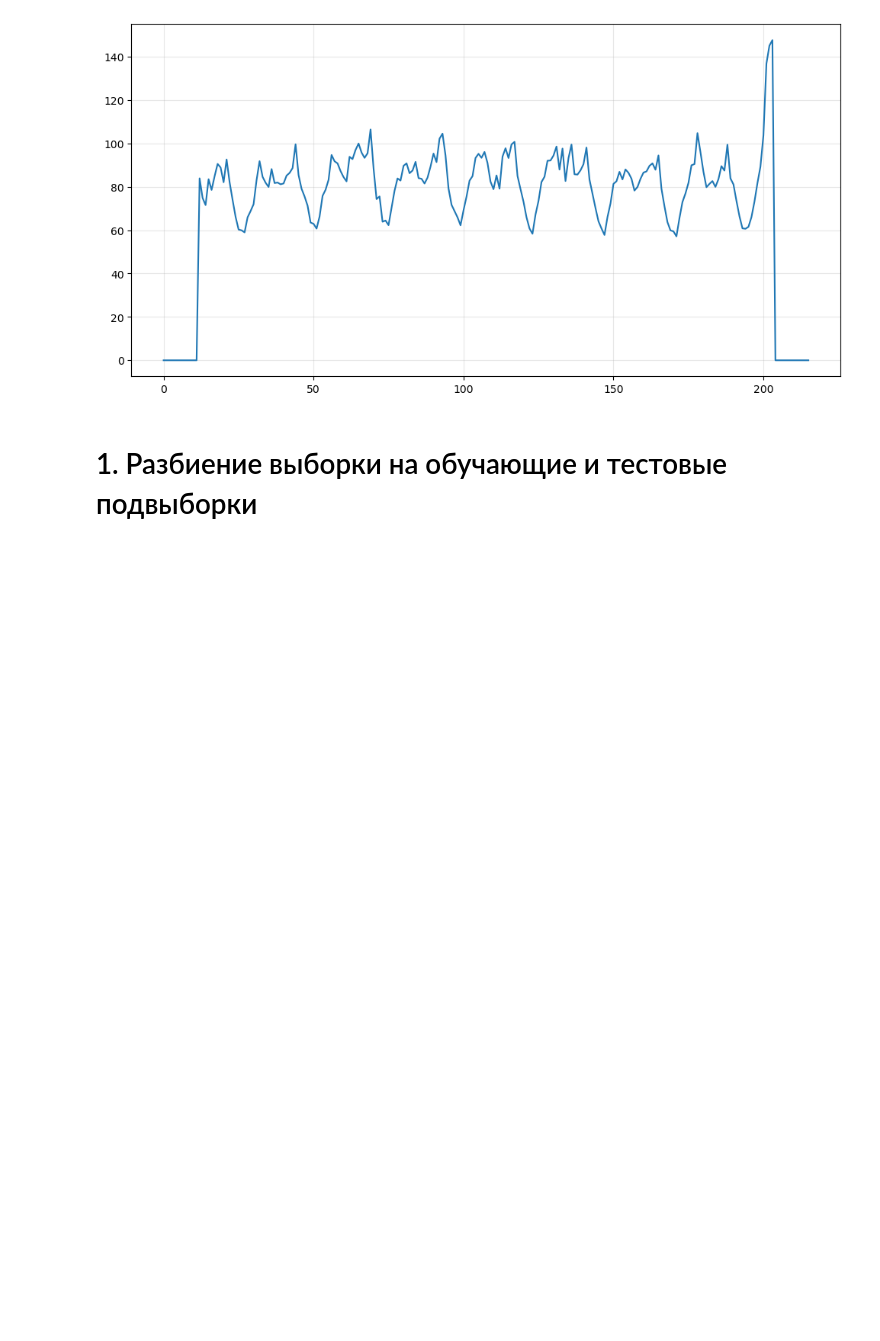
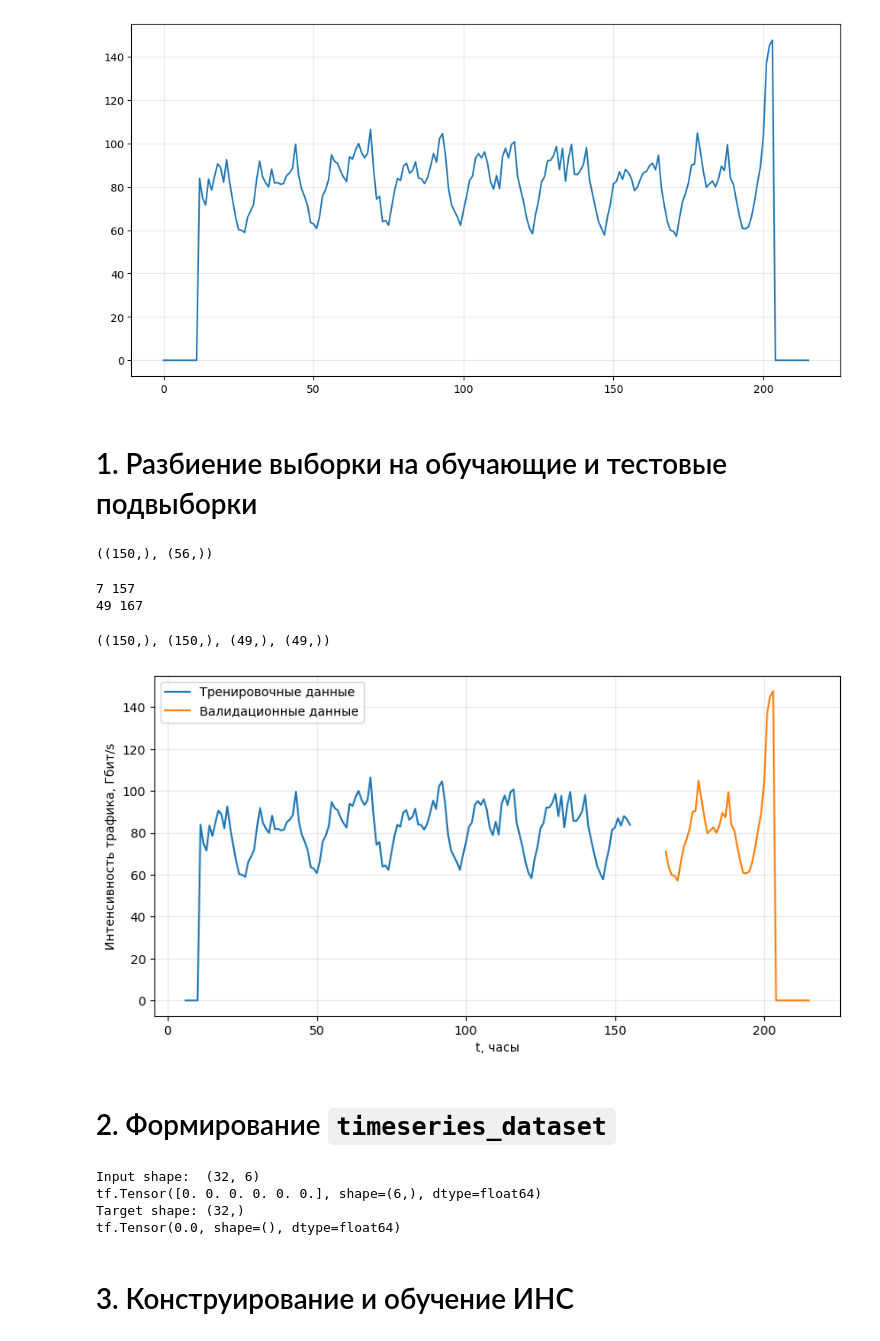
Before and after one commit to dnlygvtv/02_Python_for_Neural_Networks, a Jupyter notebook: HW/HW_5.ipynb, the cells around one changed output. Saved outputs shown, nothing was run; the diff lists cells and outputs as text; code cells hidden in the pictures; blank space fills up the shorter version.

```diff
--- a/HW/HW_5.ipynb
+++ b/HW/HW_5.ipynb
@@ -67,3 +67,57 @@ plt.grid('on', alpha=.3);
 [figure]
 # %% [markdown]
 # 1. Разбиение выборки на обучающие и тестовые подвыборки
+# %%
+train_size = 150
+bias = 10
+
+train_data = data[:train_size]
+val_data = data[train_size + bias:]
+
+train_data.shape, val_data.shape
+# %% [output]
+((150,), (56,))
+# %%
+hist = 6           # длина истории
+future = 1          # горизонт предсказания
+
+# параметры обучения модели
+batch_size = 32
+epochs = 10
+# %%
+start = hist + future
+end = start + train_size
+
+print(start, end)
+
+X_train = train_data
+y_train = data[start:end]
+
+x_end = len(val_data) - hist - future
+label_start = len(train_data) + bias + hist + future
+print(x_end, label_start)
+
+X_val = val_data[:x_end]
+y_val = data[label_start:]
+# %% [output]
+7 157
+49 167
+# %%
+X_train.shape, y_train.shape, X_val.shape, y_val.shape
+# %% [output]
+((150,), (150,), (49,), (49,))
+# %%
+plt.figure(figsize=(10,5))
+plt.plot(range(hist, y_train.shape[0] + hist), y_train, label='Тренировочные данные')
+plt.plot(range(y_train.shape[0] + hist + bias + future,
+               y_train.shape[0] + hist + bias + future + y_val.shape[0]),
+               y_val,
+               label='Валидационные данные')
+plt.grid('on', alpha=.3)
+plt.xlabel('t, часы')
+plt.ylabel('Интенсивность трафика, Гбит/s')
+plt.legend(loc='best');
+# %% [output]
+[figure, added]
+# %% [markdown]
+# 2. Формирование `timeseries_dataset`
@@ -69,0 +140,15 @@ plt.grid('on', alpha=.3);
+# %%
+for batch in dataset_train:
+    inputs, targets = batch
+    print('Input shape: ', inputs.shape)
+    print(inputs[1])
+    print("Target shape:", targets.shape)
+    print(targets[1])
+    break
+# %% [output]
+Input shape:  (32, 6)
+tf.Tensor([0. 0. 0. 0. 0. 0.], shape=(6,), dtype=float64)
+Target shape: (32,)
+tf.Tensor(0.0, shape=(), dtype=float64)
+# %% [markdown]
+# 3. Конструирование и обучение ИНС
```
Also changed, not shown: parts of 8 cells of this notebook.
